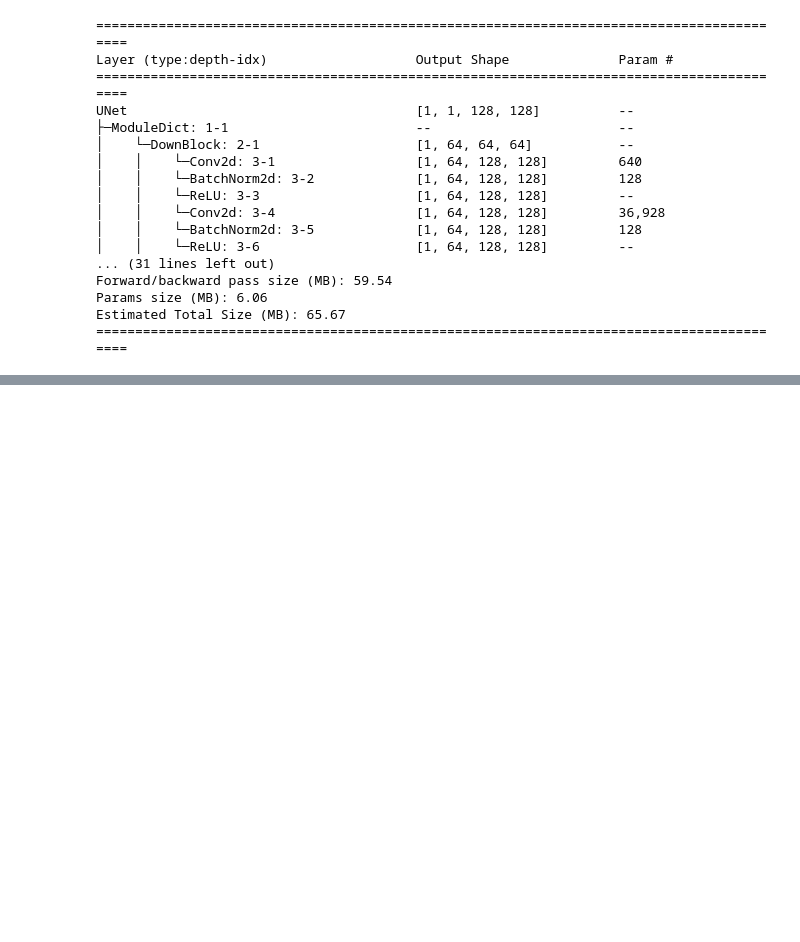
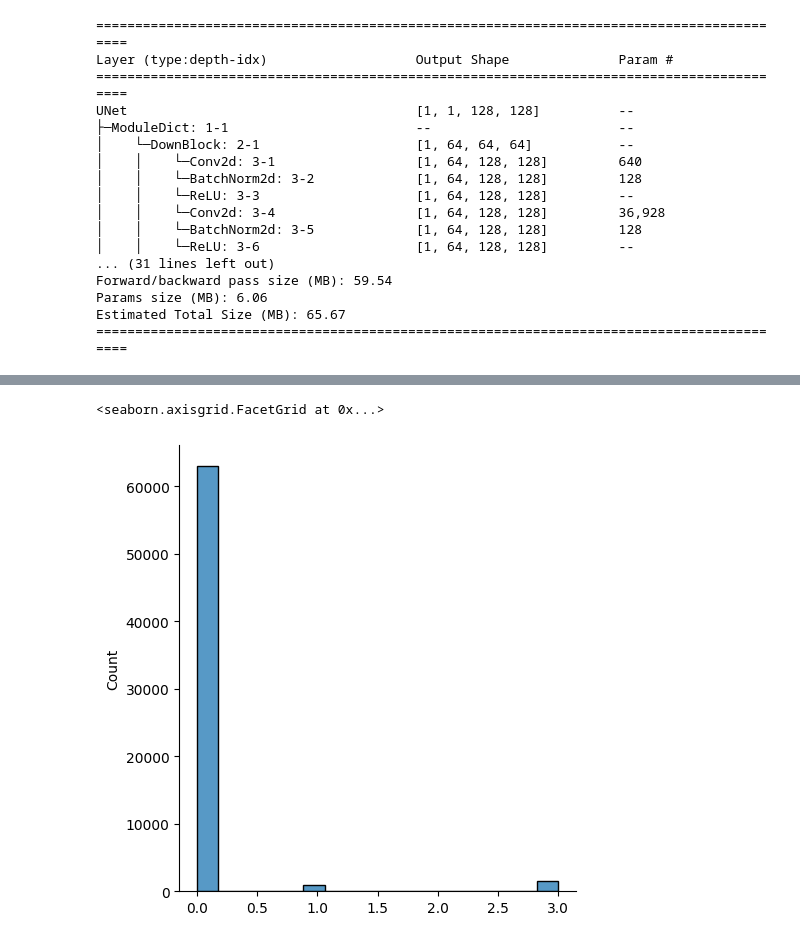
Before and after one commit to khachaturyan-1991/PlotExtract, a Jupyter notebook: WorkingBeast.ipynb, the cells around one changed output, grey strips where cells are left out. Saved outputs shown, nothing was run; the diff lists cells and outputs as text; code cells hidden in the pictures; blank space fills up the shorter version.

```diff
--- a/WorkingBeast.ipynb
+++ b/WorkingBeast.ipynb
@@ -236,0 +305,3 @@ Estimated Total Size (MB): 65.67
+# %%
+BATCH_SIZE = 4
+IMG_SIZE = 128
@@ -236,0 +335,5 @@ Estimated Total Size (MB): 65.67
+# %%
+sns.displot(mask.reshape(-1))
+# %% [output]
+<seaborn.axisgrid.FacetGrid at 0x...>
+[figure, added]
```
Also changed, not shown: parts of 13 cells of this notebook, 6 other files.
